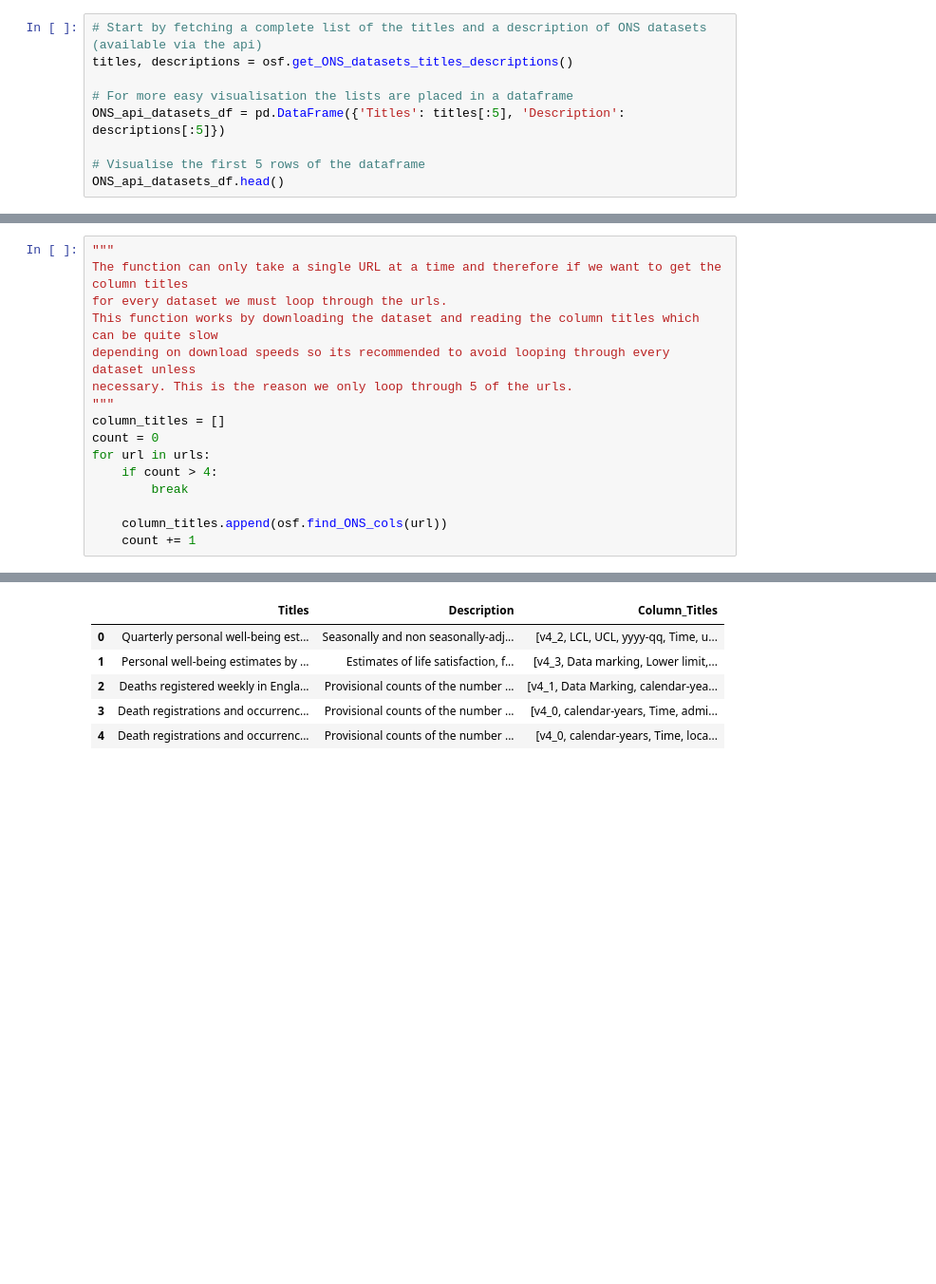
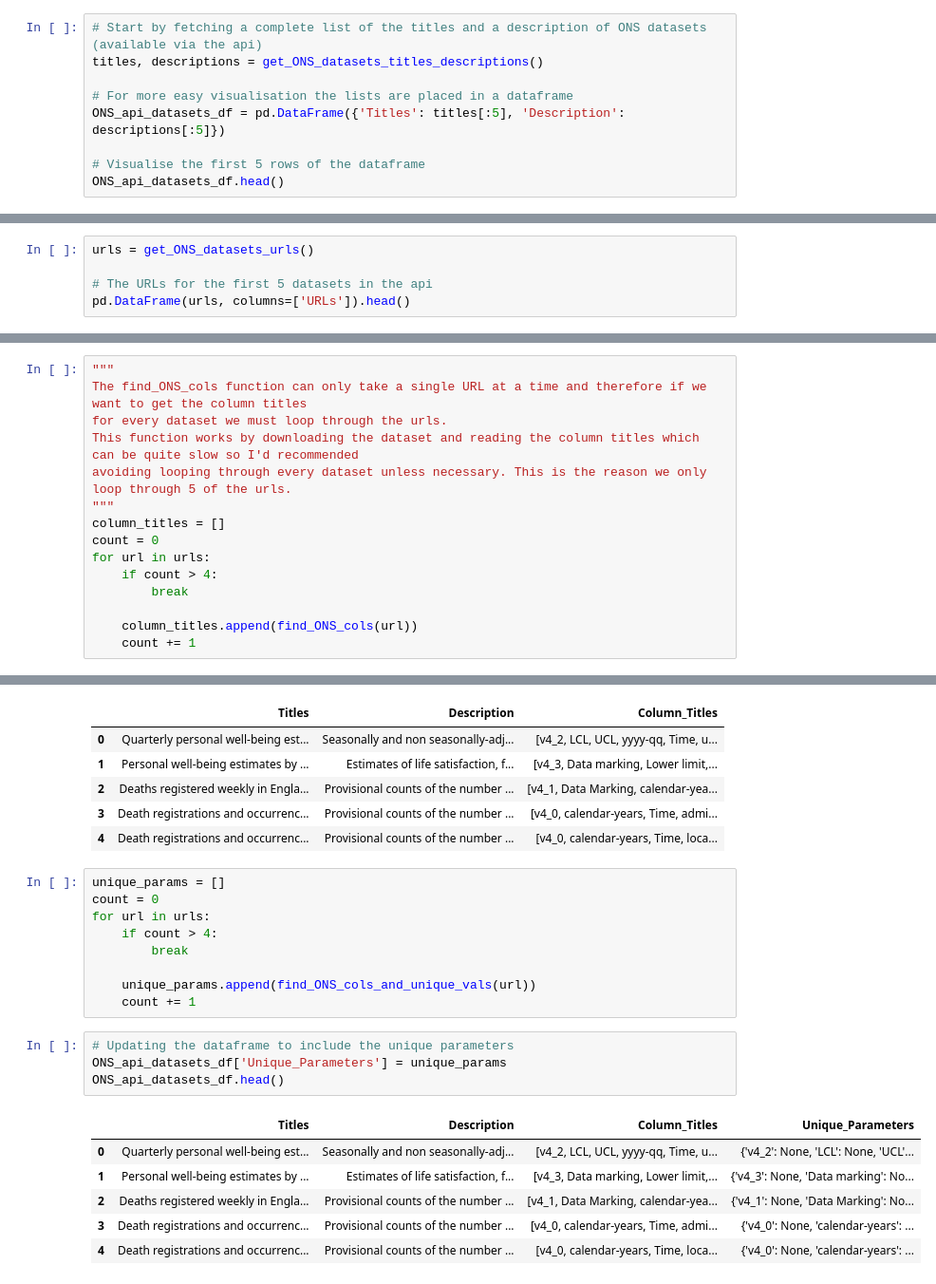
Before and after one commit to RTrickett/ONS_API_scraper, a Jupyter notebook: ONS_data_download_and_view.ipynb, the cells around one changed output, grey strips where cells are left out. Shown at 95% size. Cells and saved outputs as stored; diff of their text form; blank space fills up the shorter version.

Commit message:
Updated notebook showing functions use

```diff
--- a/ONS_data_download_and_view.ipynb
+++ b/ONS_data_download_and_view.ipynb
@@ -6,7 +8,7 @@ import pandas as pd
 pd.options.display.max_colwidth = 250
 # %%
 # Start by fetching a complete list of the titles and a description of ONS datasets (available via the api)
-titles, descriptions = osf.get_ONS_datasets_titles_descriptions()
+titles, descriptions = get_ONS_datasets_titles_descriptions()
 
 # For more easy visualisation the lists are placed in a dataframe
 ONS_api_datasets_df = pd.DataFrame({'Titles': titles[:5], 'Description': descriptions[:5]})
@@ -59,0 +29,5 @@ col_titles_example
+# %%
+urls = get_ONS_datasets_urls()
+
+# The URLs for the first 5 datasets in the api
+pd.DataFrame(urls, columns=['URLs']).head()
@@ -60,10 +60,9 @@ col_titles_example
 # %%
 """
-The function can only take a single URL at a time and therefore if we want to get the column titles
+The find_ONS_cols function can only take a single URL at a time and therefore if we want to get the column titles
 for every dataset we must loop through the urls.
-This function works by downloading the dataset and reading the column titles which can be quite slow
-depending on download speeds so its recommended to avoid looping through every dataset unless
-necessary. This is the reason we only loop through 5 of the urls.
+This function works by downloading the dataset and reading the column titles which can be quite slow so I'd recommended
+avoiding looping through every dataset unless necessary. This is the reason we only loop through 5 of the urls.
 """
 column_titles = []
 count = 0
@@ -71,7 +70,7 @@ for url in urls:
     if count > 4:
         break
 
-    column_titles.append(osf.find_ONS_cols(url))
+    column_titles.append(find_ONS_cols(url))
     count += 1
 # %%
 # Updating the dataframe to include column titles
@@ -84,3 +83,23 @@ ONS_api_datasets_df.head()
 | 2 | Deaths registered weekly in Engla... | Provisional counts of the number ... | [v4_1, Data Marking, calendar-yea... |
 | 3 | Death registrations and occurrenc... | Provisional counts of the number ... | [v4_0, calendar-years, Time, admi... |
 | 4 | Death registrations and occurrenc... | Provisional counts of the number ... | [v4_0, calendar-years, Time, loca... |
+# %%
+unique_params = []
+count = 0
+for url in urls:
+    if count > 4:
+        break
+
+    unique_params.append(find_ONS_cols_and_unique_vals(url))
+    count += 1
+# %%
+# Updating the dataframe to include the unique parameters
+ONS_api_datasets_df['Unique_Parameters'] = unique_params
+ONS_api_datasets_df.head()
+# %% [output]
+|  | Titles | Description | Column_Titles | Unique_Parameters |
+| 0 | Quarterly personal well-being est... | Seasonally and non seasonally-adj... | [v4_2, LCL, UCL, yyyy-qq, Time, u... | {'v4_2': None, 'LCL': None, 'UCL'... |
+| 1 | Personal well-being estimates by ... | Estimates of life satisfaction, f... | [v4_3, Data marking, Lower limit,... | {'v4_3': None, 'Data marking': No... |
+| 2 | Deaths registered weekly in Engla... | Provisional counts of the number ... | [v4_1, Data Marking, calendar-yea... | {'v4_1': None, 'Data Marking': No... |
+| 3 | Death registrations and occurrenc... | Provisional counts of the number ... | [v4_0, calendar-years, Time, admi... | {'v4_0': None, 'calendar-years': ... |
+| 4 | Death registrations and occurrenc... | Provisional counts of the number ... | [v4_0, calendar-years, Time, loca... | {'v4_0': None, 'calendar-years': ... |
```
Also changed, not shown: parts of 10 cells of this notebook, 1 other file.
